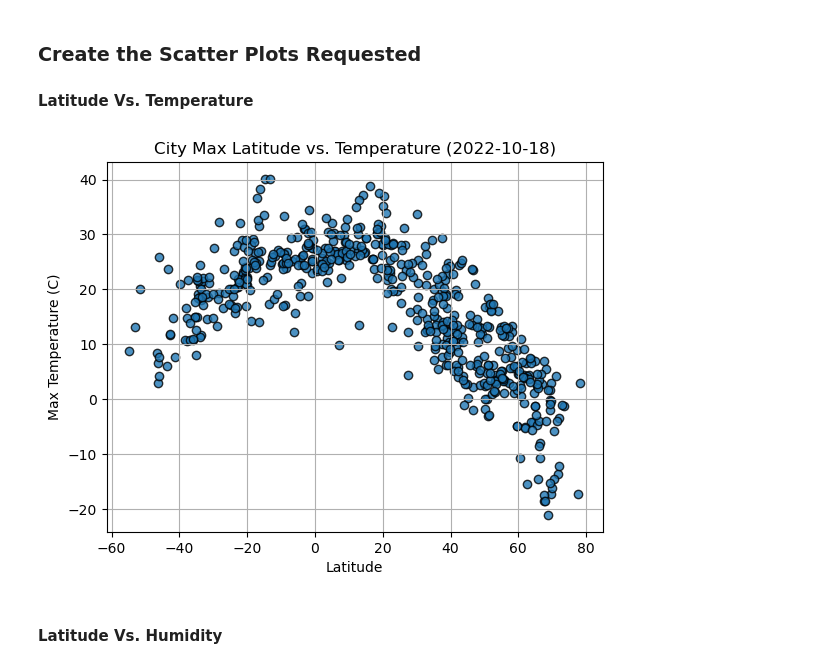
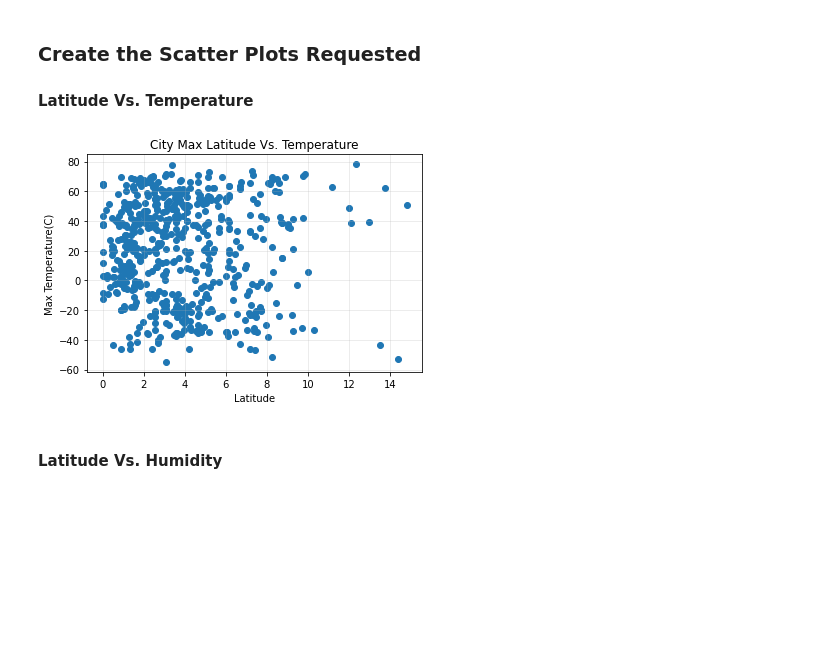
Before and after one commit to khayru/python_api_challenge, a Jupyter notebook: module6_python_api_challenge/Starter_Code/Starter_Code/starter_code/WeatherPy.ipynb, the cells around one changed output. Drawn from its saved outputs; the diff is of its cells as text; code cells hidden in the pictures; blank space fills up the shorter version.

```diff
--- a/module6_python_api_challenge/Starter_Code/Starter_Code/starter_code/WeatherPy.ipynb
+++ b/module6_python_api_challenge/Starter_Code/Starter_Code/starter_code/WeatherPy.ipynb
@@ -156,6 +192,6 @@ city_data_df.to_csv("output_data/cities.csv", index_label="City_ID")
 # %%
 # Read saved data
-city_data_df = pd.read_csv("output_data/cities.csv", index_col="City_ID")
+city_data_df = pd.read_csv("../output_data/cities.csv", index_col="City_ID")
 
 # Display sample data
 city_data_df.head()
@@ -172,19 +208,22 @@ city_data_df.head()
 
 #### Latitude Vs. Temperature
 # %%
-# Build scatter plot for latitude vs. temperature
-# YOUR CODE HERE
+# Build the scatter plots for latitude vs. wind speed
+plt.scatter(city_data_df["Wind Speed"], city_data_df["Lat"])
 
 # Incorporate the other graph properties
-# YOUR CODE HERE
+plt.xlabel("Latitude")
+plt.ylabel("Max Temperature(C)")
+plt.title("City Max Latitude Vs. Temperature")
+plt.grid(alpha=0.29)
 
 # Save the figure
-plt.savefig("output_data/Fig1.png")
+plt.savefig("latitude Vs Temperature.png")
 
 # Show plot
 plt.show()
 # %% [output]
-[figure, old version]
+[figure, new version]
 # %% [markdown]
 #### Latitude Vs. Humidity
 # %%
```
Also changed, not shown: parts of 34 cells of this notebook, 13 other files.
